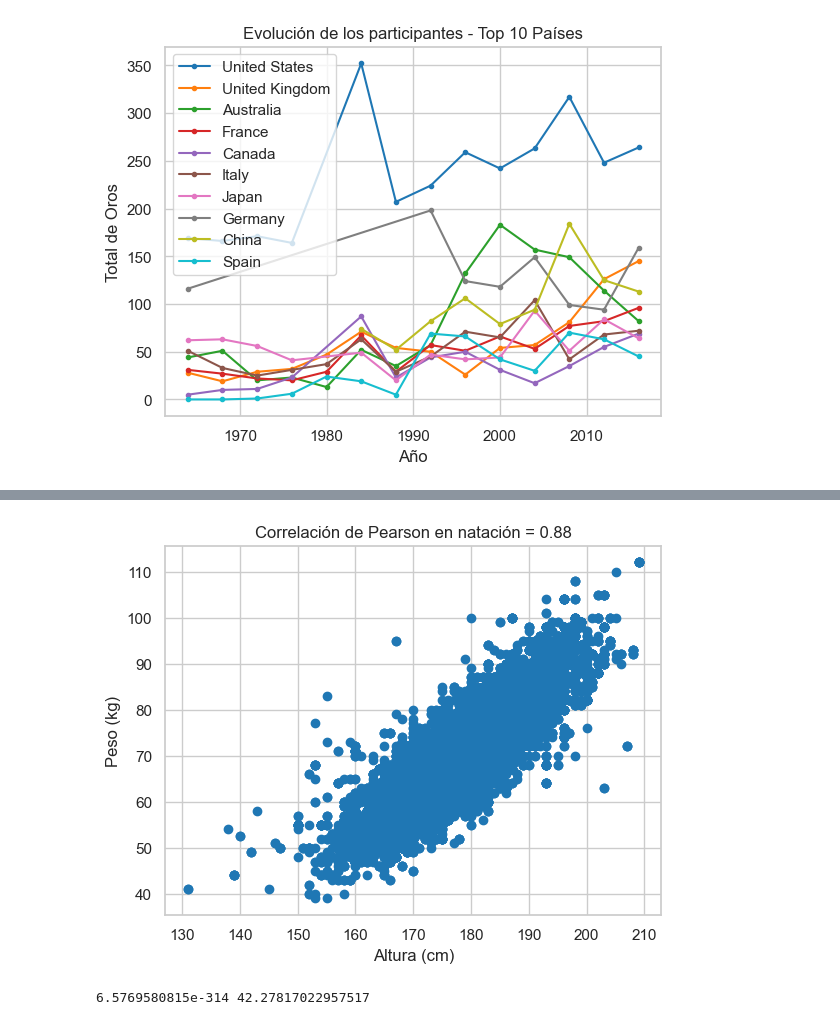
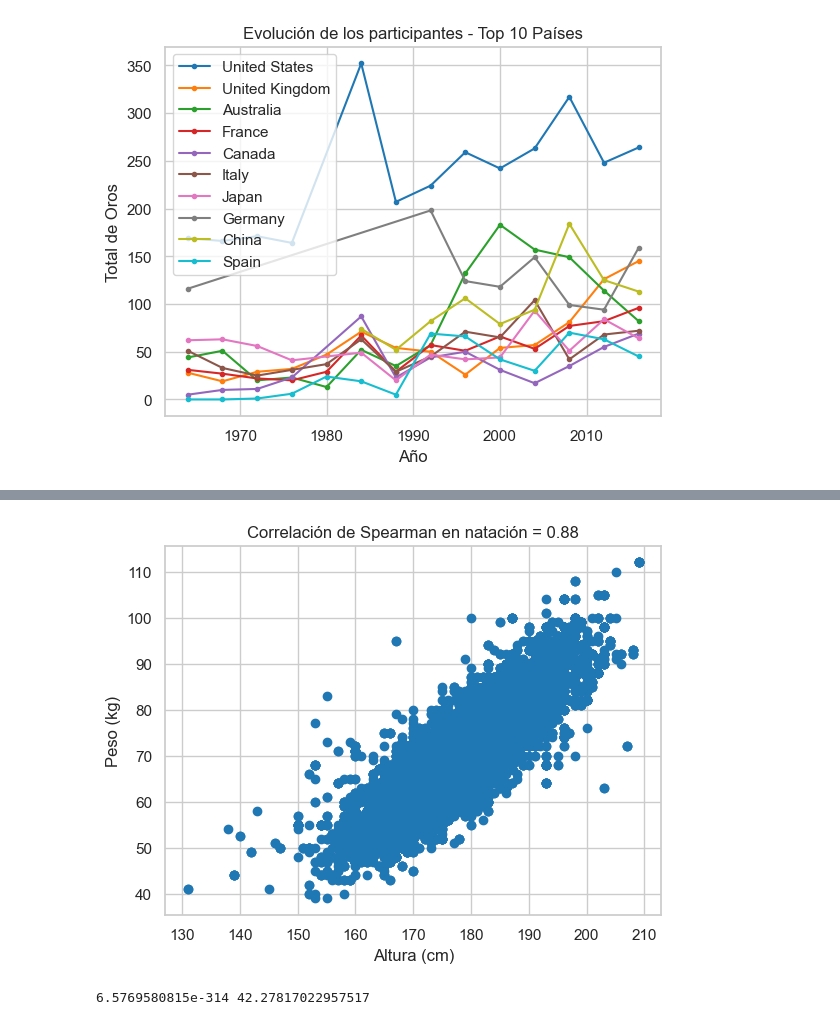
Before and after one commit to Digavi/master-analitica-datos-dimas-garcia, a Jupyter notebook: graficas_proyecto.ipynb, the cells around one changed output, grey strips where cells are left out. Drawn from its saved outputs; the diff is of its cells as text; code cells hidden in the pictures.

```diff
--- a/graficas_proyecto.ipynb
+++ b/graficas_proyecto.ipynb
@@ -290,11 +290,11 @@ Weight  0.880307  1.000000
 # %%
 plt.scatter(atletas_natacion_df['Height'],atletas_natacion_df['Weight'])
 plt.xlabel('Altura (cm)')
 plt.ylabel('Peso (kg)')
-plt.title(f'Correlación de Pearson en natación = {round(atletas_natacion_df['Height'].corr(atletas_natacion_df['Weight'],method='spearman'),2)}')
+plt.title(f'Correlación de Spearman en natación = {round(atletas_natacion_df['Height'].corr(atletas_natacion_df['Weight'],method='spearman'),2)}')
 plt.show()
 # %% [output]
-[figure, old version]
+[figure, new version]
 # %%
 altura_hombres_baloncesto_df = gold_atletas_df[(gold_atletas_df['Sex']=='M') & (gold_atletas_df['Sport']=='Basketball')]['Height'].dropna()
 altura_mujeres_baloncesto_df = gold_atletas_df[(gold_atletas_df['Sex']=='F') & (gold_atletas_df['Sport']=='Basketball')]['Height'].dropna()
```
Also changed, not shown: parts of 5 cells of this notebook.
